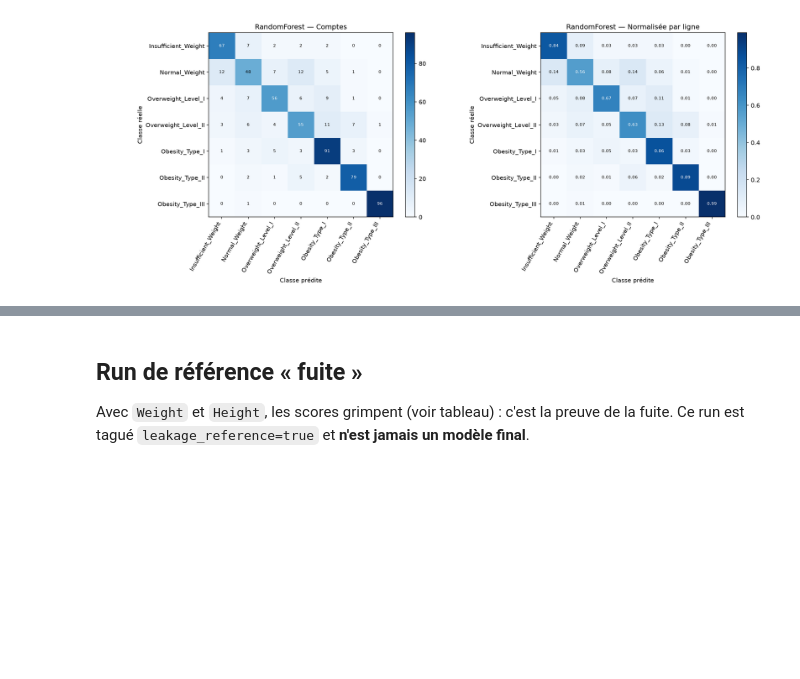
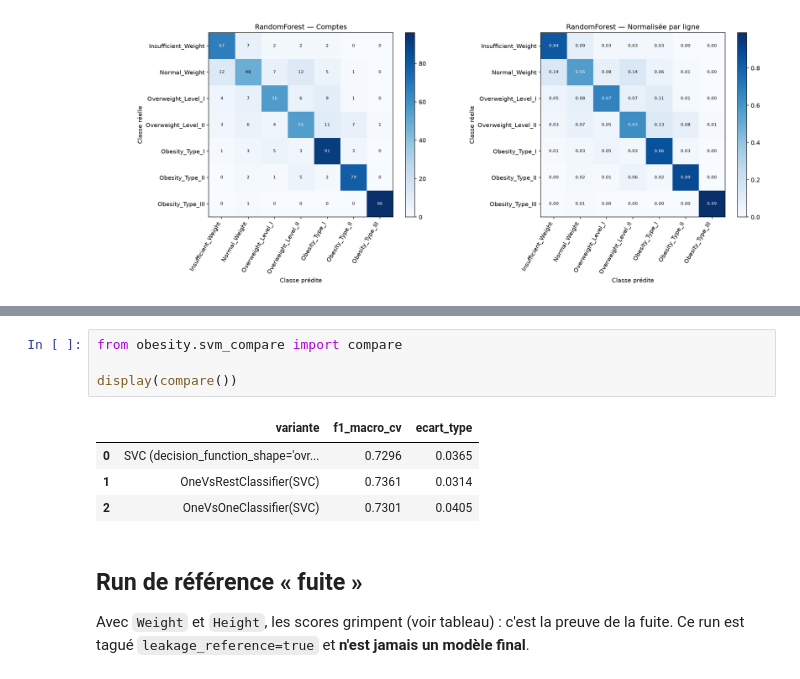
Before and after one commit to salmahanabal/obesity-levels, a Jupyter notebook: notebooks/03_modeling_and_evaluation.ipynb, the cells around one changed output, grey strips where cells are left out. Drawn from its saved outputs; the diff is of its cells as text; blank space fills up the shorter version.

```diff
--- a/notebooks/03_modeling_and_evaluation.ipynb
+++ b/notebooks/03_modeling_and_evaluation.ipynb
@@ -33,3 +36,12 @@ display(Image(str(F/'model_cm_RandomForest.png'), width=900))
+# %%
+from obesity.svm_compare import compare
+
+display(compare())
+# %% [output]
+|  | variante | f1_macro_cv | ecart_type |
+| 0 | SVC (decision_function_shape='ovr... | 0.7296 | 0.0365 |
+| 1 | OneVsRestClassifier(SVC) | 0.7361 | 0.0314 |
+| 2 | OneVsOneClassifier(SVC) | 0.7301 | 0.0405 |
 # %% [markdown]
 ## Run de référence « fuite »
 Avec `Weight` et `Height`, les scores grimpent (voir tableau) : c'est la preuve de la fuite. Ce run est tagué `leakage_reference=true` et **n'est jamais un modèle final**.
```
Also changed, not shown: parts of 1 cell of this notebook, 5 other files.
